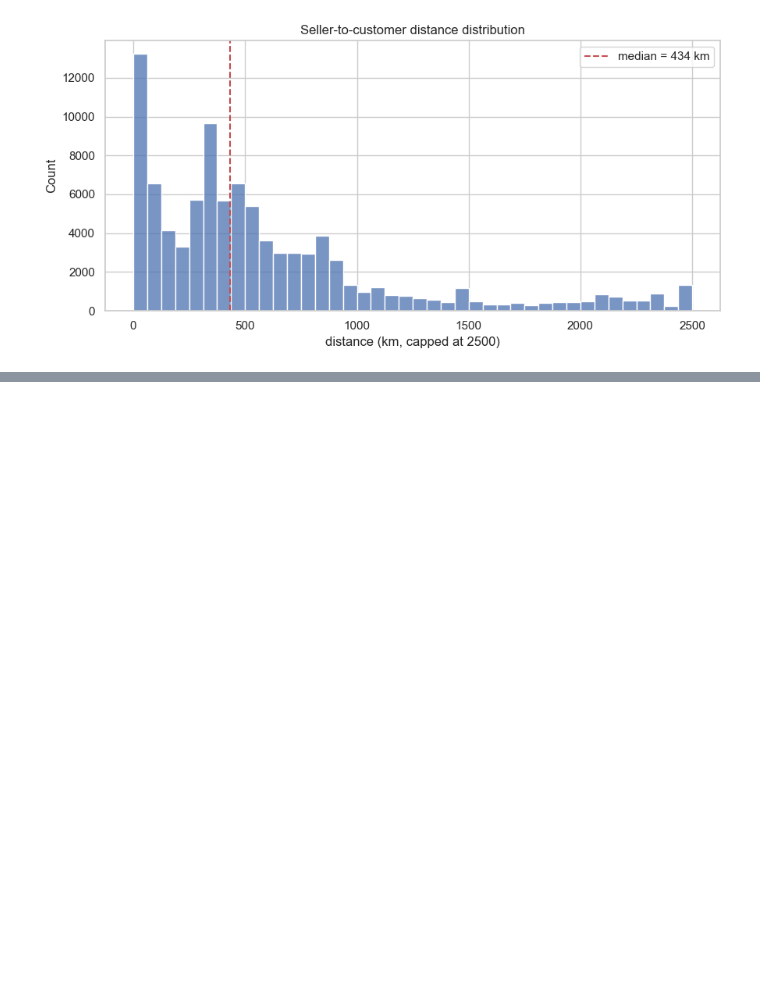
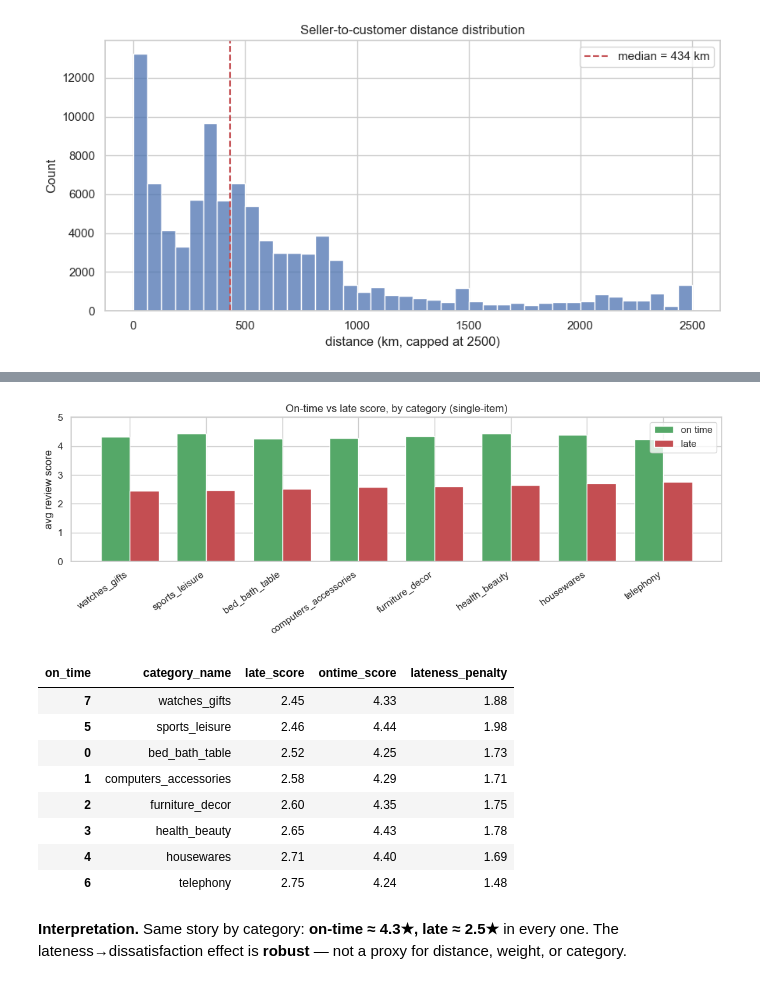
Before and after one commit to Darth0525/retail-platform-analytics, a Jupyter notebook: analysis/02_delivery_and_satisfaction.ipynb, the cells around one changed output, grey strips where cells are left out. Drawn from its saved outputs; the diff is of its cells as text; code cells hidden in the pictures; blank space fills up the shorter version.

```diff
--- a/analysis/02_delivery_and_satisfaction.ipynb
+++ b/analysis/02_delivery_and_satisfaction.ipynb
@@ -212,21 +172,0 @@ that.
-# %%
-# gap_table: within each level of `by`, the mean review score for on-time vs late orders, and the gap.
-def gap_table(frame, by):
-    f = frame.dropna(subset=["review_score", "on_time"]).copy()
-    f["on_time"] = f["on_time"].astype(bool)
-    g = f.groupby([by, "on_time"], observed=True)["review_score"].mean().unstack()  # rows=`by`, cols=on_time
-    g = g.rename(columns={True: "ontime_score", False: "late_score"})
-    g["gap"] = g["ontime_score"] - g["late_score"]
-    return g.reset_index()
-
-dist_gap = gap_table(d, "dist_bucket")
-
-fig, ax = plt.subplots()
-x = np.arange(len(dist_gap)); w = 0.38
-ax.bar(x - w/2, dist_gap["ontime_score"], w, label="on time", color="#55A868")
-ax.bar(x + w/2, dist_gap["late_score"], w, label="late", color="#C44E52")
-ax.set_xticks(x); ax.set_xticklabels(dist_gap["dist_bucket"], rotation=20)
-ax.set_ylim(0, 5); ax.set_ylabel("avg review score"); ax.set_title("On-time vs late score, within each distance band")
-ax.legend()
-plt.tight_layout(); plt.show()
-dist_gap.round(2)
@@ -458,0 +369,28 @@ pointing to a logistics/infrastructure bottleneck, not geography.
+# %%
+# Same on-time/late gap within the 8 most common categories — is the penalty uniform there too?
+top_cats = si["category_name"].value_counts().head(8).index
+cat_gap = gap_table(si[si["category_name"].isin(top_cats)], "category_name").sort_values("late_score")
+
+fig, ax = plt.subplots(figsize=(11, 4))
+x = np.arange(len(cat_gap)); w = 0.38
+ax.bar(x - w/2, cat_gap["ontime_score"], w, label="on time", color="#55A868")
+ax.bar(x + w/2, cat_gap["late_score"], w, label="late", color="#C44E52")
+ax.set_xticks(x); ax.set_xticklabels(cat_gap["category_name"], rotation=35, ha="right")
+ax.set_ylim(0, 5); ax.set_ylabel("avg review score"); ax.set_title("On-time vs late score, by category (single-item)")
+ax.legend()
+plt.tight_layout(); plt.show()
+cat_gap.round(2)
+# %% [output]
+[figure, added]
+| on_time | category_name | late_score | ontime_score | lateness_penalty |
+| 7 | watches_gifts | 2.45 | 4.33 | 1.88 |
+| 5 | sports_leisure | 2.46 | 4.44 | 1.98 |
+| 0 | bed_bath_table | 2.52 | 4.25 | 1.73 |
+| 1 | computers_accessories | 2.58 | 4.29 | 1.71 |
+| 2 | furniture_decor | 2.60 | 4.35 | 1.75 |
+| 3 | health_beauty | 2.65 | 4.43 | 1.78 |
+| 4 | housewares | 2.71 | 4.40 | 1.69 |
+| 6 | telephony | 2.75 | 4.24 | 1.48 |
+# %% [markdown]
+**Interpretation.** Same story by category: **on-time ≈ 4.3★, late ≈ 2.5★** in every one. The
+lateness→dissatisfaction effect is **robust** — not a proxy for distance, weight, or category.
```
Also changed, not shown: parts of 53 cells of this notebook.
